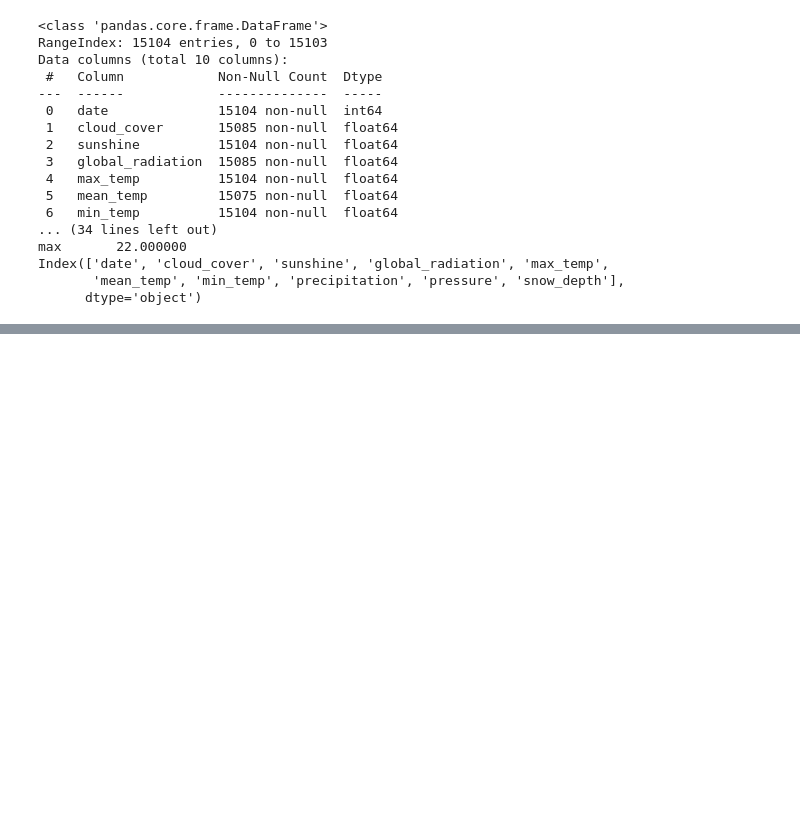
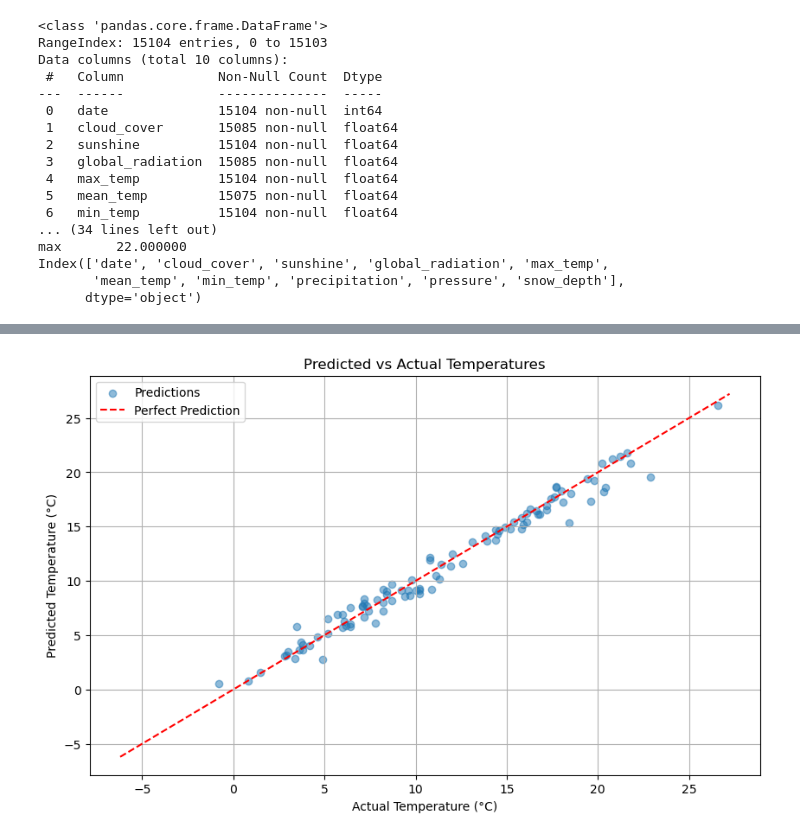
Before and after one commit to bryankhoo07/IN3063_Group_1, a Jupyter notebook: task_2/NN/task2NN.ipynb, the cells around one changed output, grey strips where cells are left out. Drawn from its saved outputs; the diff is of its cells as text; code cells hidden in the pictures; blank space fills up the shorter version.

Commit message:
Training and predictions for base model

```diff
--- a/task_2/NN/task2NN.ipynb
+++ b/task_2/NN/task2NN.ipynb
@@ -111,0 +161,77 @@ Test Loss: 0.7628
+# %%
+# After training loop completes, we'll make predictions
+def make_predictions(model, test_loader):
+    model.eval()  # Set model to evaluation mode
+    all_predictions = []
+    actual_values = []
+
+    # Make predictions without calculating gradients
+    with torch.no_grad():
+        for X, y in test_loader:
+            # Get model's predictions for this batch
+            outputs = model(X)
+            # Store predictions and actual values
+            all_predictions.extend(outputs.cpu().numpy().flatten())
+            actual_values.extend(y.cpu().numpy().flatten())
+
+    return np.array(all_predictions), np.array(actual_values)
+
+# Make predictions using our trained model
+predictions, actuals = make_predictions(model, test_loader)
+
+# Let's analyze the predictions in detail
+def analyze_predictions(predictions, actuals):
+    # Calculate error metrics
+    mse = mean_squared_error(actuals, predictions)
+    rmse = np.sqrt(mse)
+    mae = mean_absolute_error(actuals, predictions)
+    r2 = r2_score(actuals, predictions)
+
+    print("\nFinal Model Performance:")
+    print(f"Root Mean Square Error: {rmse:.2f}°C")
+    print(f"Mean Absolute Error: {mae:.2f}°C")
+    print(f"R² Score: {r2:.4f}")
+
+    # Show some example predictions
+    print("\nSample Predictions vs Actual Values:")
+    for i in range(5):  # Show first 5 predictions
+        print(f"Predicted: {predictions[i]:.2f}°C, Actual: {actuals[i]:.2f}°C, "
+              f"Difference: {(predictions[i] - actuals[i]):.2f}°C")
+
+    # Calculate prediction error statistics
+    errors = predictions - actuals
+    print(f"\nError Statistics:")
+    print(f"Average Error: {np.mean(errors):.2f}°C")
+    print(f"Standard Deviation of Error: {np.std(errors):.2f}°C")
+    print(f"Maximum Overprediction: {np.max(errors):.2f}°C")
+    print(f"Maximum Underprediction: {np.min(errors):.2f}°C")
+
+# Analyze our predictions
+analyze_predictions(predictions, actuals)
+
+# We can also visualize the predictions vs actual values
+import matplotlib.pyplot as plt
+
+def plot_predictions(predictions, actuals, num_points=100):
+    plt.figure(figsize=(10, 6))
+
+    # Plot the first num_points predictions
+    plt.scatter(actuals[:num_points], predictions[:num_points],
+                alpha=0.5, label='Predictions')
+
+    # Plot perfect prediction line
+    min_val = min(min(predictions), min(actuals))
+    max_val = max(max(predictions), max(actuals))
+    plt.plot([min_val, max_val], [min_val, max_val],
+             'r--', label='Perfect Prediction')
+
+    plt.xlabel('Actual Temperature (°C)')
+    plt.ylabel('Predicted Temperature (°C)')
+    plt.title('Predicted vs Actual Temperatures')
+    plt.legend()
+    plt.grid(True)
+    plt.show()
+
+# Visualize our predictions
+plot_predictions(predictions, actuals)
+# %% [output]
@@ -111,0 +255 @@ Test Loss: 0.7628
+[figure, added]
```
Also changed, not shown: parts of 7 cells of this notebook.
